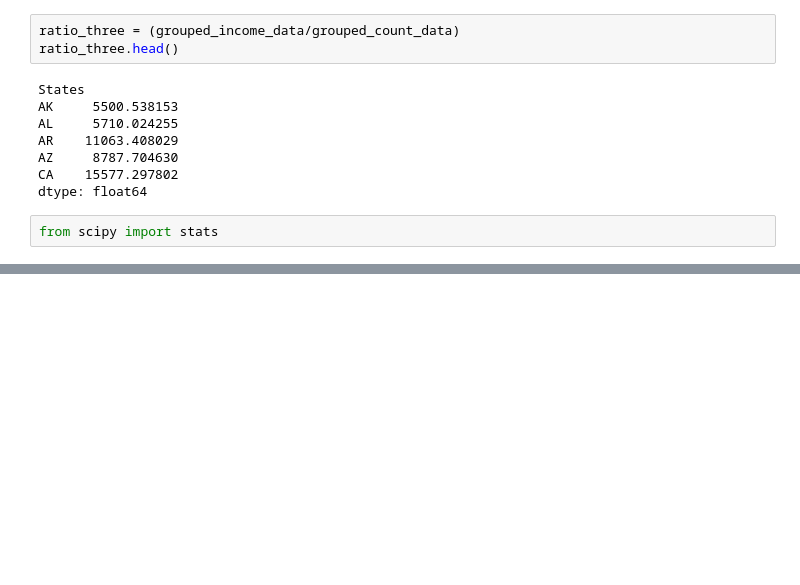
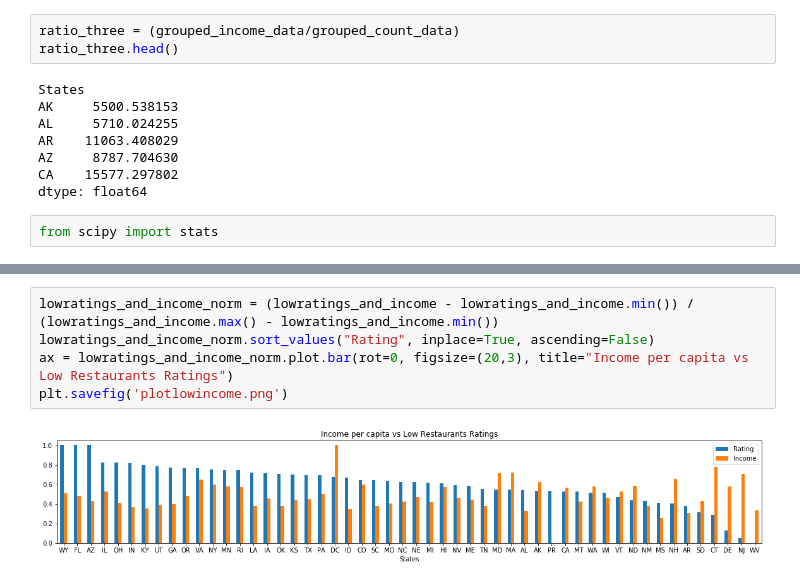
Before and after one commit to Mariajadoon/Demographics-and-Food-Project, a Jupyter notebook: Yelp_API-Maria_Copy.ipynb, the cells around one changed output, grey strips where cells are left out. Saved outputs shown, nothing was run; the diff lists cells and outputs as text; blank space fills up the shorter version.

```diff
--- a/Yelp_API-Maria_Copy.ipynb
+++ b/Yelp_API-Maria_Copy.ipynb
@@ -370,0 +442,7 @@ p-value is 0.09738386597476226.
+# %%
+lowratings_and_income_norm = (lowratings_and_income - lowratings_and_income.min()) / (lowratings_and_income.max() - lowratings_and_income.min())
+lowratings_and_income_norm.sort_values("Rating", inplace=True, ascending=False)
+ax = lowratings_and_income_norm.plot.bar(rot=0, figsize=(20,3), title="Income per capita vs Low Restaurants Ratings")
+plt.savefig('plotlowincome.png')
+# %% [output]
+[figure, added]
```
Also changed, not shown: parts of 18 cells of this notebook, 1 other file.
